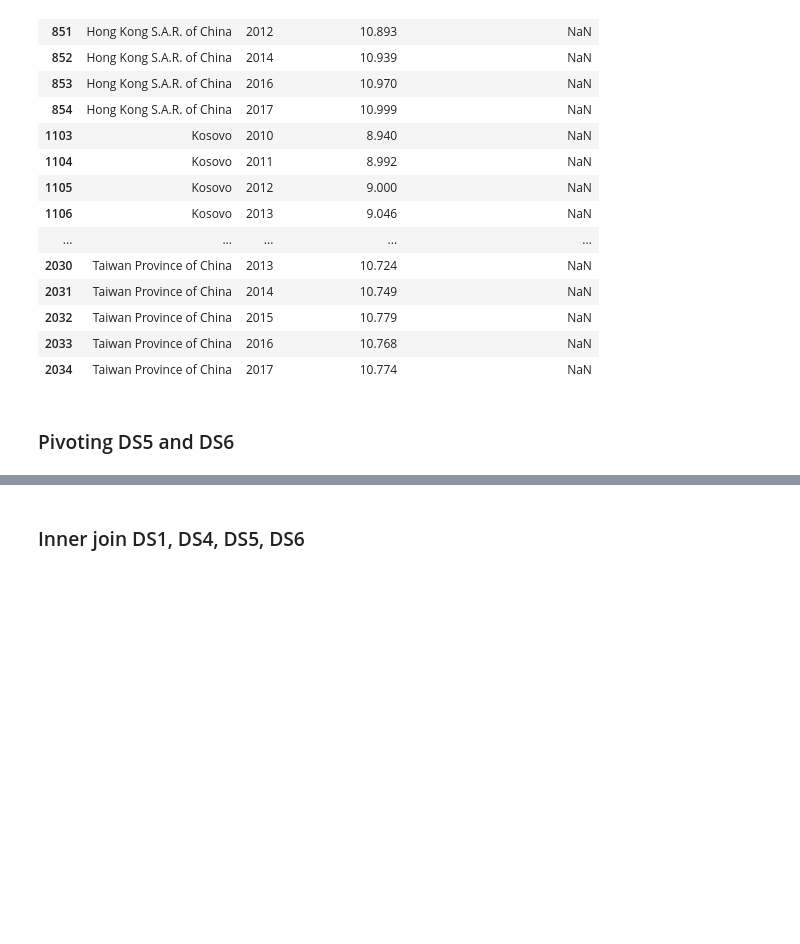
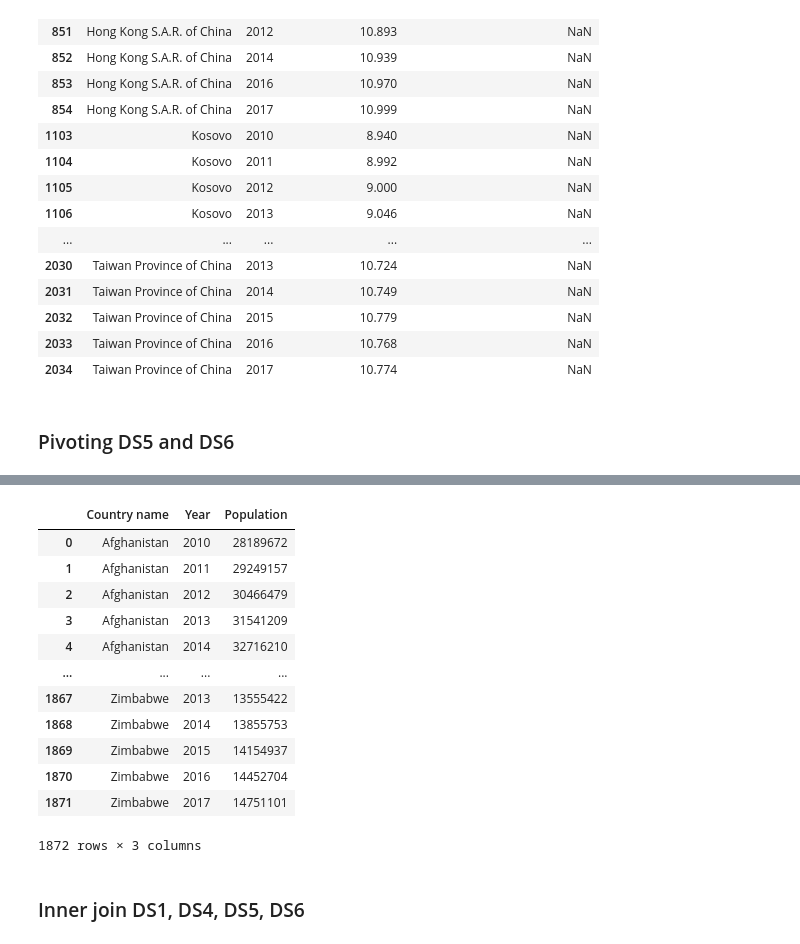
Before and after one commit to JayHaych/SC3021-Data-Science-Fundamental-Group-Project, a Jupyter notebook: Group4_SDAA_notebook.ipynb, the cells around one changed output, grey strips where cells are left out. Drawn from its saved outputs; the diff is of its cells as text; code cells hidden in the pictures; blank space fills up the shorter version.

```diff
--- a/Group4_SDAA_notebook.ipynb
+++ b/Group4_SDAA_notebook.ipynb
@@ -1019,2 +1032,18 @@ print(df6_final.head(20))
+# %%
+df6_final
+# %% [output]
+|  | Country name | Year | Population |
+| 0 | Afghanistan | 2010 | 28189672 |
+| 1 | Afghanistan | 2011 | 29249157 |
+| 2 | Afghanistan | 2012 | 30466479 |
+| 3 | Afghanistan | 2013 | 31541209 |
+| 4 | Afghanistan | 2014 | 32716210 |
+| ... | ... | ... | ... |
+| 1867 | Zimbabwe | 2013 | 13555422 |
+| 1868 | Zimbabwe | 2014 | 13855753 |
+| 1869 | Zimbabwe | 2015 | 14154937 |
+| 1870 | Zimbabwe | 2016 | 14452704 |
+| 1871 | Zimbabwe | 2017 | 14751101 |
+1872 rows × 3 columns
 # %% [markdown]
 ### Inner join DS1, DS4, DS5, DS6
```
Also changed, not shown: parts of 45 cells of this notebook, 1 other file.
